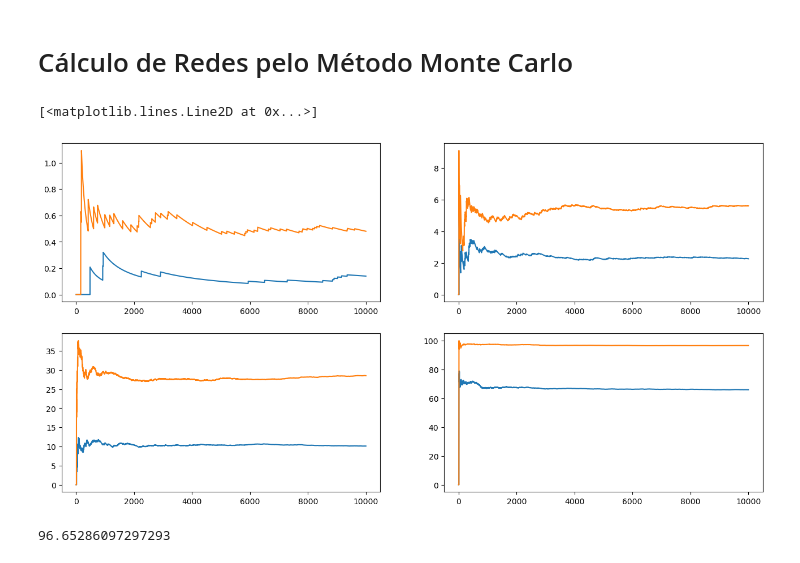
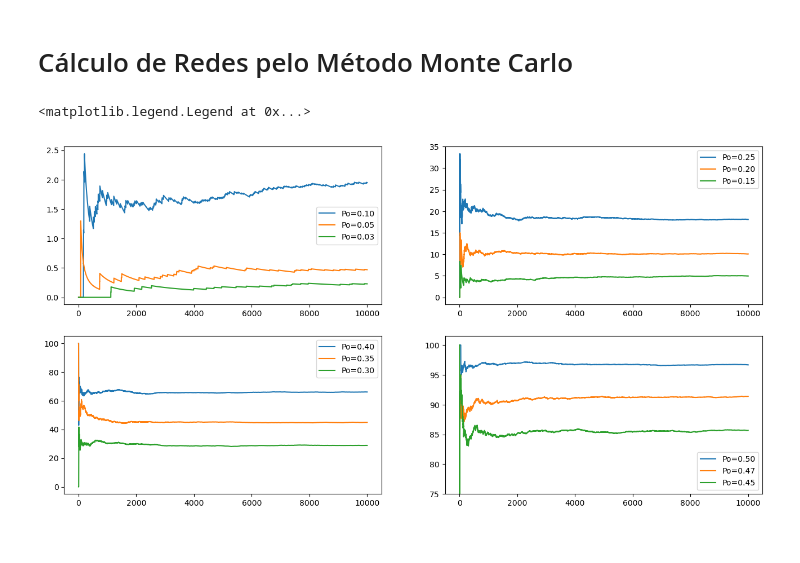
Before and after one commit to heloisaPazeti/Calculo_Monte_Carlo_em_Redes, a Jupyter notebook: Trabalho 1.ipynb, the cells around one changed output. Cells and saved outputs as stored; diff of their text form; code cells hidden in the pictures.

```diff
--- a/Trabalho 1.ipynb
+++ b/Trabalho 1.ipynb
@@ -198,38 +198,40 @@ Probab1 = MonteCarlo(0.05,Testes)
 Probab2 = MonteCarlo(0.10,Testes)
 Probab3 = MonteCarlo(0.15,Testes)
 Probab4 = MonteCarlo(0.20,Testes)
-Probab5 = MonteCarlo(0.30,Testes)
-Probab6 = MonteCarlo(0.40,Testes)
-Probab7 = MonteCarlo(0.50,Testes)
-Po=[0.03,0.05,0.1,0.15,0.2,0.3,0.4,0.5]
+Probab5 = MonteCarlo(0.25,Testes)
+Probab6 = MonteCarlo(0.30,Testes)
+Probab7 = MonteCarlo(0.35,Testes)
+Probab8 = MonteCarlo(0.40,Testes)
+Probab9 = MonteCarlo(0.45,Testes)
+Probab10= MonteCarlo(0.47,Testes)
+Probab11= MonteCarlo(0.50,Testes)
+Po=[0.03,0.05,0.10,0.15,0.20,0.25,0.30,0.35,0.40,0.45,0.47,0.50]
+
+#Célula demora em média 3,5min para ser totalmente executada
-# %%
-figure, graphs = plt.subplots(2, 2, figsize=(16, 8))
-
-for i in range(10):
-    Probab0[i]=0
-    Probab1[i]=0
-    Probab2[i]=0
-    Probab3[i]=0
-    Probab4[i]=0
-    Probab5[i]=0
-    Probab6[i]=0
-    Probab7[i]=0
-
-graphs[0,0].plot(Nrep,Probab0)
-graphs[0,0].plot(Nrep,Probab1)
-
-graphs[0,1].plot(Nrep,Probab2)
-graphs[0,1].plot(Nrep,Probab3)
-
-graphs[1,0].plot(Nrep,Probab4)
-graphs[1,0].plot(Nrep,Probab5)
-
-graphs[1,1].plot(Nrep,Probab6)
-graphs[1,1].plot(Nrep,Probab7)
-# %% [output]
-[<matplotlib.lines.Line2D at 0x...>]
-[figure, removed]
-# %%
-np.average(Probab7)
-# %% [output]
-96.65286097297293
+# %%
+figure, graphs = plt.subplots(2, 2, figsize=(16, 8))
+
+graphs[0,0].plot(Nrep,Probab2)
+graphs[0,0].plot(Nrep,Probab1)
+graphs[0,0].plot(Nrep,Probab0)
+graphs[0,0].legend(['Po=0.10','Po=0.05','Po=0.03'])
+
+graphs[0,1].plot(Nrep,Probab5)
+graphs[0,1].plot(Nrep,Probab4)
+graphs[0,1].plot(Nrep,Probab3)
+graphs[0,1].legend(['Po=0.25','Po=0.20','Po=0.15'])
+
+graphs[1,0].plot(Nrep,Probab8)
+graphs[1,0].plot(Nrep,Probab7)
+graphs[1,0].plot(Nrep,Probab6)
+graphs[1,0].legend(['Po=0.40','Po=0.35','Po=0.30'])
+
+
+graphs[1,1].set_ylim(75,101.5)
+graphs[1,1].plot(Nrep,Probab11)
+graphs[1,1].plot(Nrep,Probab10)
+graphs[1,1].plot(Nrep,Probab9)
+graphs[1,1].legend(['Po=0.50','Po=0.47','Po=0.45'])
+# %% [output]
+<matplotlib.legend.Legend at 0x...>
+[figure, added]
```
Also changed, not shown: parts of 2 cells of this notebook.
